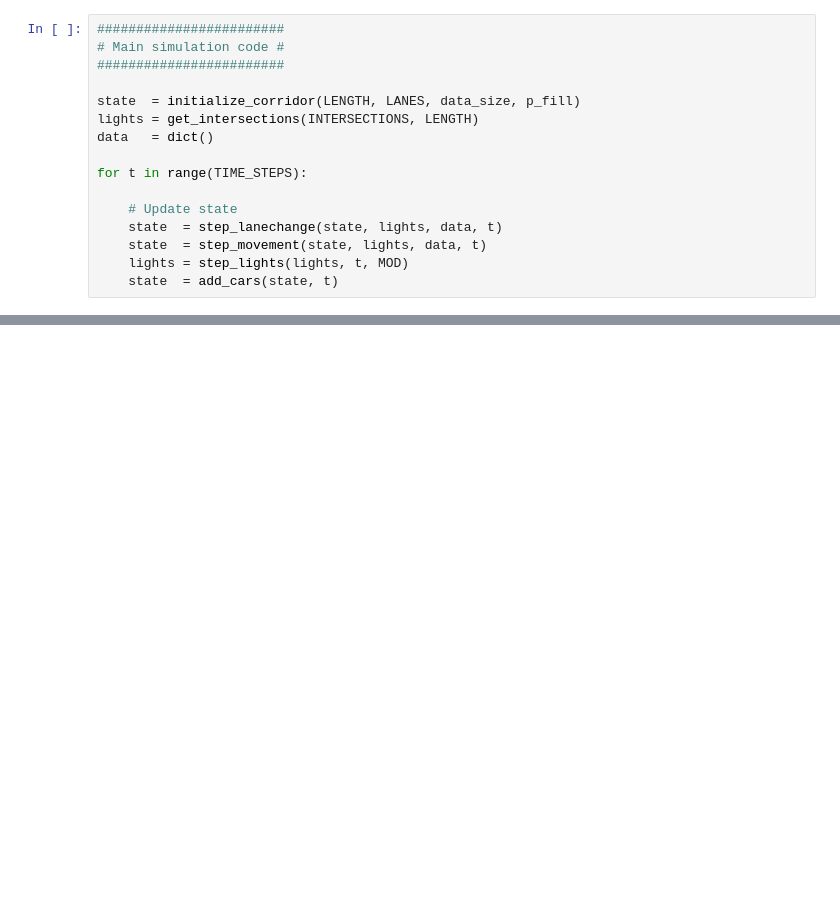
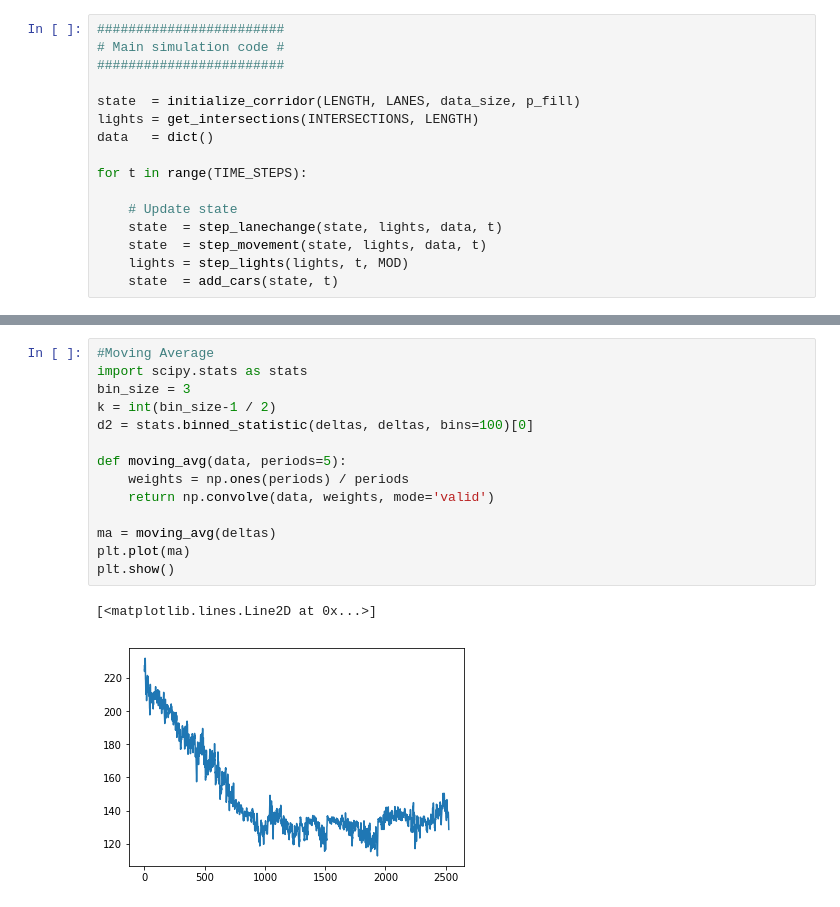
Before and after one commit to hasanqadri/traffic-simulation, a Jupyter notebook: cell_automata/Cellular Automata Traffic Sim.ipynb, the cells around one changed output, grey strips where cells are left out. Saved outputs shown, nothing was run; the diff lists cells and outputs as text; blank space fills up the shorter version.

```diff
--- a/cell_automata/Cellular Automata Traffic Sim.ipynb
+++ b/cell_automata/Cellular Automata Traffic Sim.ipynb
@@ -322,0 +416,17 @@ plt.show()
+# %%
+#Moving Average
+import scipy.stats as stats
+bin_size = 3
+k = int(bin_size-1 / 2)
+d2 = stats.binned_statistic(deltas, deltas, bins=100)[0]
+
+def moving_avg(data, periods=5):
+    weights = np.ones(periods) / periods
+    return np.convolve(data, weights, mode='valid')
+
+ma = moving_avg(deltas)
+plt.plot(ma)
+plt.show()
+# %% [output]
+[<matplotlib.lines.Line2D at 0x...>]
+[figure, added]
```
Also changed, not shown: parts of 11 cells of this notebook.
